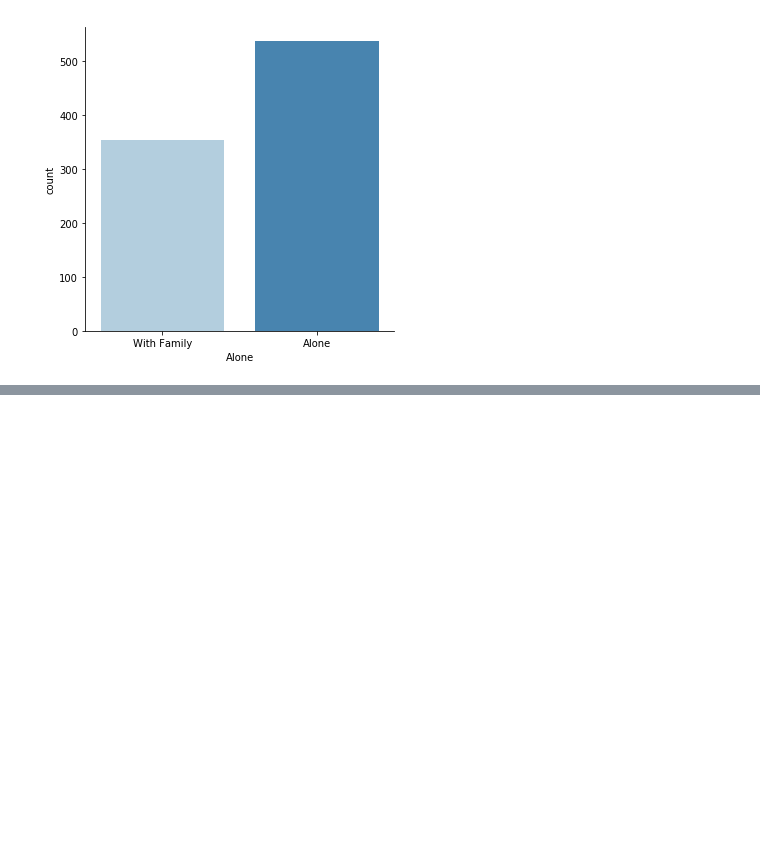
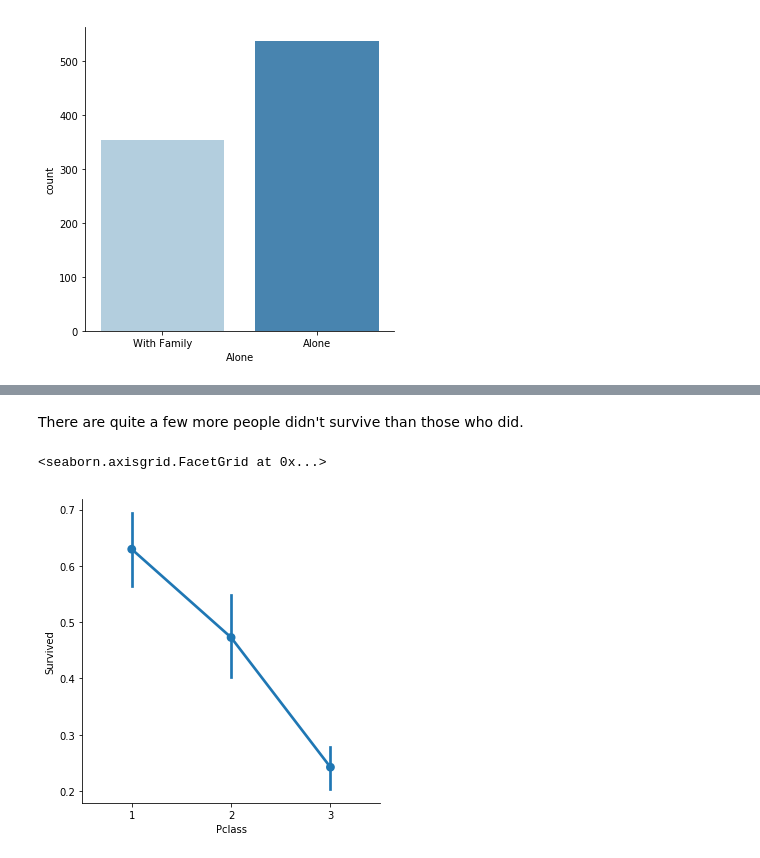
Before and after one commit to stellazhu31/Kaggle-Titanic-Machine-Learning-Personal-Project, a Jupyter notebook: Prediction of Titanic Survival Information.ipynb, the cells around one changed output, grey strips where cells are left out. Cells and saved outputs as stored; diff of their text form; code cells hidden in the pictures; blank space fills up the shorter version.

```diff
--- a/Prediction of Titanic Survival Information.ipynb
+++ b/Prediction of Titanic Survival Information.ipynb
@@ -299,0 +310,11 @@ It's quite a bit more people were completely alone than those that came on board
+# %% [markdown]
+There are quite a few more people didn't survive than those who did.
+# %%
+#What factors have different effects on their survival rates:
+
+#For Class:
+#We assume that the third-class passengers didn't do as well as their first and second class counterparts.
+sns.factorplot('Pclass','Survived',data=titanic_df)
+# %% [output]
+<seaborn.axisgrid.FacetGrid at 0x...>
+[figure, added]
```
Also changed, not shown: parts of 14 cells of this notebook.
